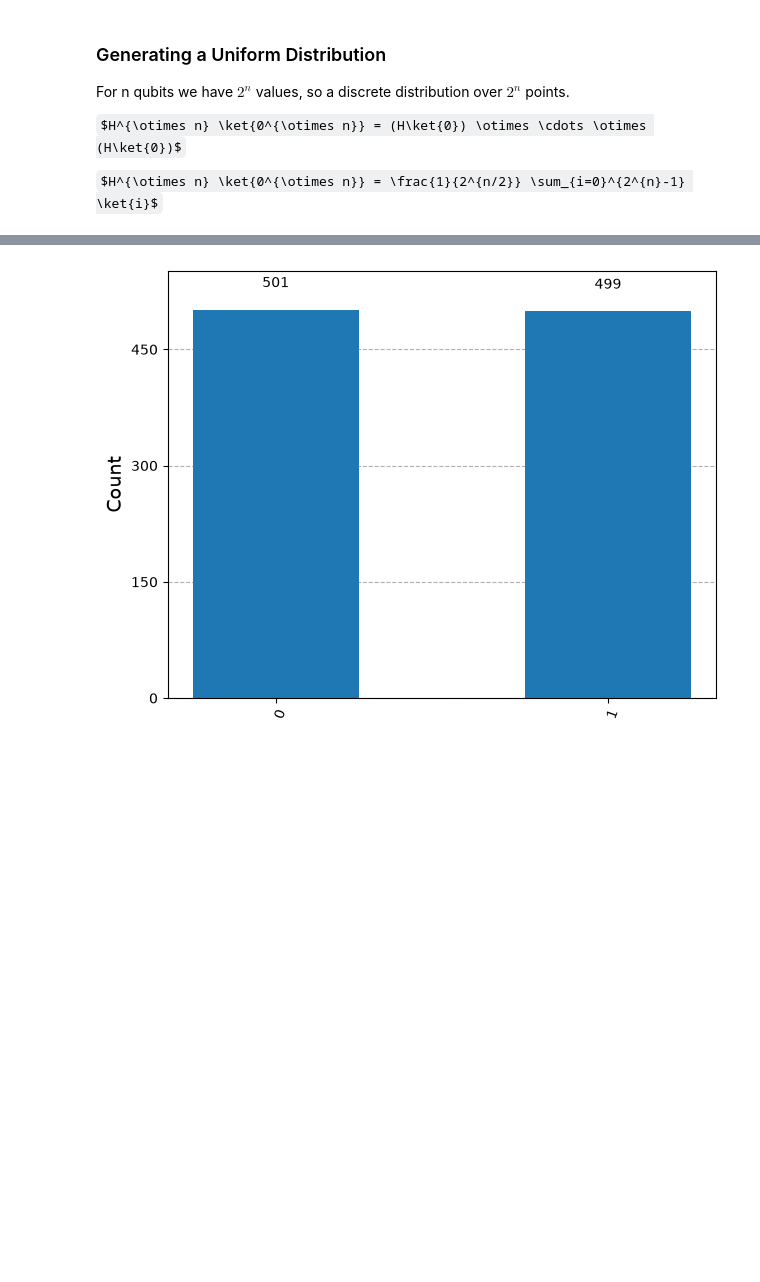
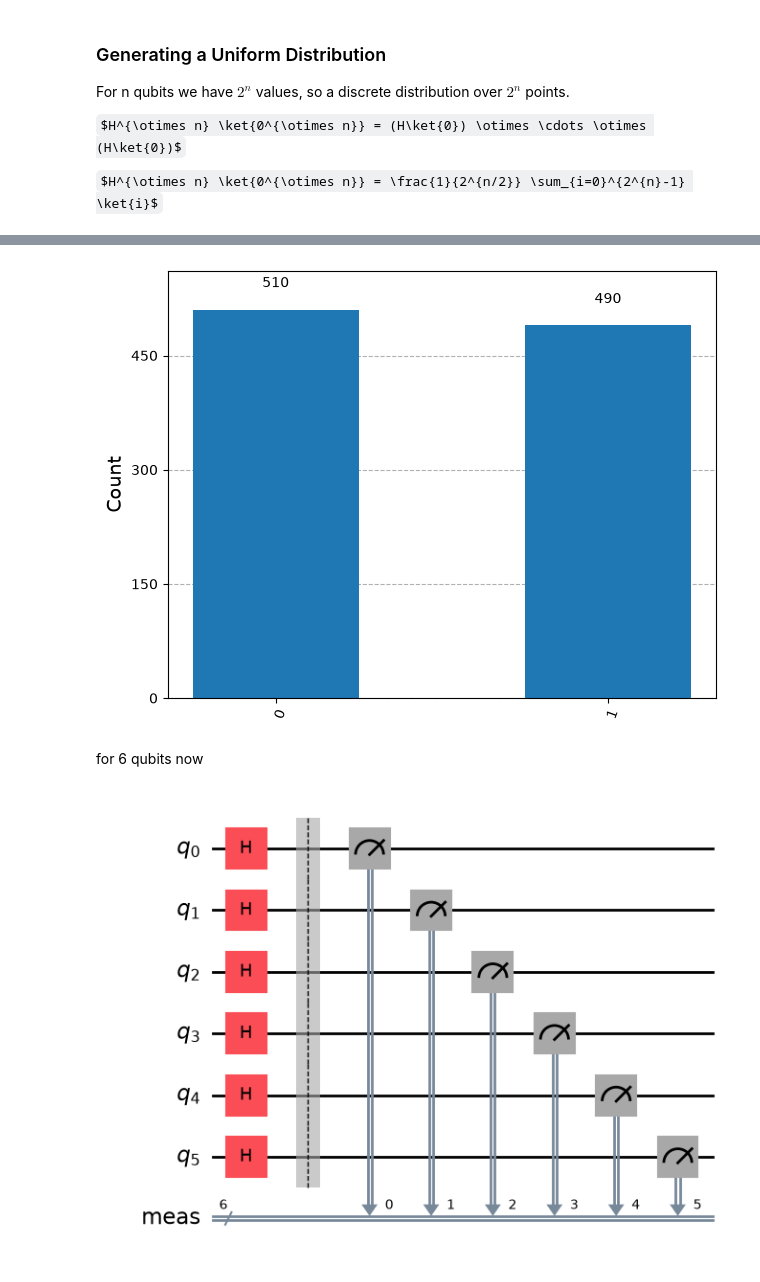
Before and after one commit to 01nietzsch/urop-quantum-kernel, a Jupyter notebook: Lectures/quantum_computing.ipynb, the cells around one changed output, grey strips where cells are left out. Cells and saved outputs as stored; diff of their text form; code cells hidden in the pictures; some formulas as TeX source; blank space fills up the shorter version.

Commit message:
added distribution for n = 6 qubits

```diff
--- a/Lectures/quantum_computing.ipynb
+++ b/Lectures/quantum_computing.ipynb
@@ -8,17 +19,19 @@ $H^{\otimes n} \ket{0^{\otimes n}} = \frac{1}{2^{n/2}} \sum_{i=0}^{2^{n}-1} \ket
 # %%
-from qiskit import QuantumCircuit, transpile
-from qiskit_aer import AerSimulator
-from qiskit.visualization import plot_histogram
-
-qc = QuantumCircuit(1)
-qc.h(0)
-qc.measure_all()
-qc.draw('mpl')
-
 backend = AerSimulator()
 shots = 1000
 compiled = transpile(qc, backend)
 result = backend.run(compiled, shots=shots).result()
 plot_histogram(result.get_counts())
 # %% [output]
-[figure, old version]
+[figure, new version]
+# %% [markdown]
+for 6 qubits now
+# %%
+n = 6
+qc = QuantumCircuit(n)
+for i in range(n):
+    qc.h(i)
+qc.measure_all()
+qc.draw('mpl')
+# %% [output]
+[figure, added]
```
Also changed, not shown: parts of 2 cells of this notebook, 1 other file.
